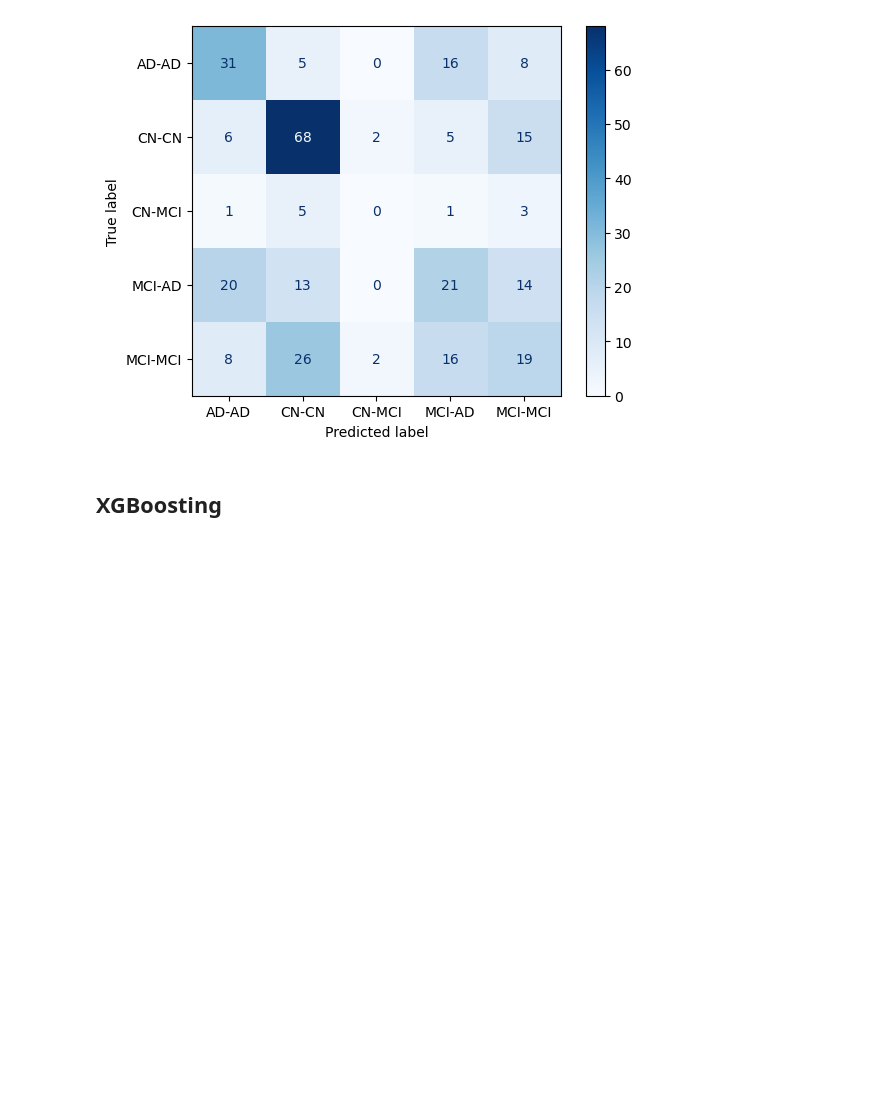
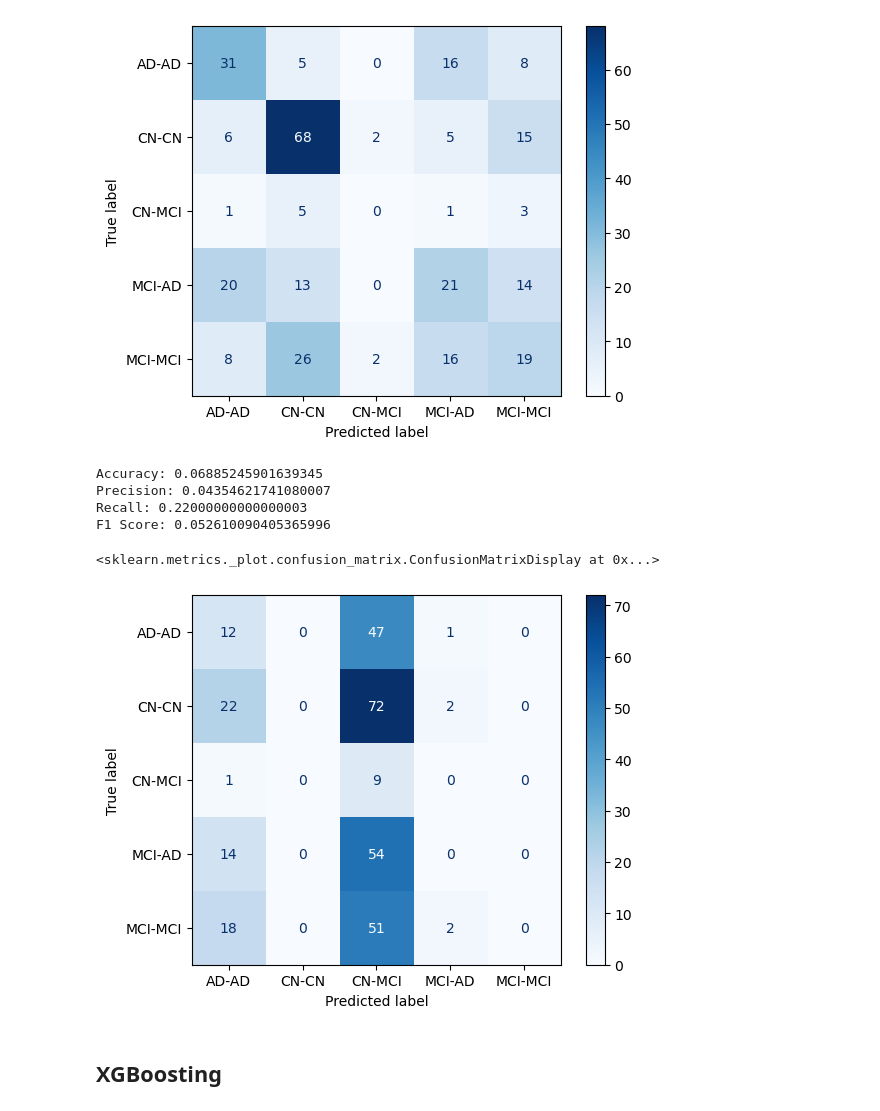
Before and after one commit to NunoRodriguess/Projeto-DAA, a Jupyter notebook: NewGen/Ensemblers/EnsemblersBoosters3.ipynb, the cells around one changed output. Cells and saved outputs as stored; diff of their text form; code cells hidden in the pictures; blank space fills up the shorter version.

```diff
--- a/NewGen/Ensemblers/EnsemblersBoosters3.ipynb
+++ b/NewGen/Ensemblers/EnsemblersBoosters3.ipynb
@@ -141,6 +141,42 @@ Best Gradient Boost Model Parameters: {'learning_rate': 0.3, 'loss': 'log_loss',
 0.3453177006157634
 <sklearn.metrics._plot.confusion_matrix.ConfusionMatrixDisplay at 0x...>
 [figure]
+# %%
+### Check with the control Dataset!
+
+# Load the control dataset
+control_data = pd.read_csv("../prep3/control_processed_prep3.csv")
+X_control = control_data.drop(columns=["Transition"])
+y_control = control_data["Transition"]
+#gb_grid.best_estimator_
+
+control_predictions = gb_grid.best_estimator_.predict(X_control)
+
+# 3. Evaluate performance
+from sklearn.metrics import accuracy_score, precision_score, recall_score
+
+# Example for classification:
+accuracy = accuracy_score(y_control, control_predictions)
+precision = precision_score(y_control, control_predictions, average="macro")
+recall = recall_score(y_control, control_predictions, average="macro")
+f1 = f1_score(y_control, control_predictions, average="macro")
+
+print(f"Accuracy: {accuracy}")
+print(f"Precision: {precision}")
+print(f"Recall: {recall}")
+print(f"F1 Score: {f1}")
+
+# Optional: Display the confusion matrix
+cm = confusion_matrix(y_control, control_predictions)
+disp = ConfusionMatrixDisplay(confusion_matrix=cm, display_labels=gb_grid.best_estimator_.classes_)
+disp.plot(cmap="Blues")
+# %% [output]
+Accuracy: 0.06885245901639345
+Precision: 0.04354621741080007
+Recall: 0.22000000000000003
+F1 Score: 0.052610090405365996
+<sklearn.metrics._plot.confusion_matrix.ConfusionMatrixDisplay at 0x...>
+[figure, added]
 # %% [markdown]
 ## XGBoosting
 # %%
```
Also changed, not shown: parts of 16 cells of this notebook, 10 other files.
